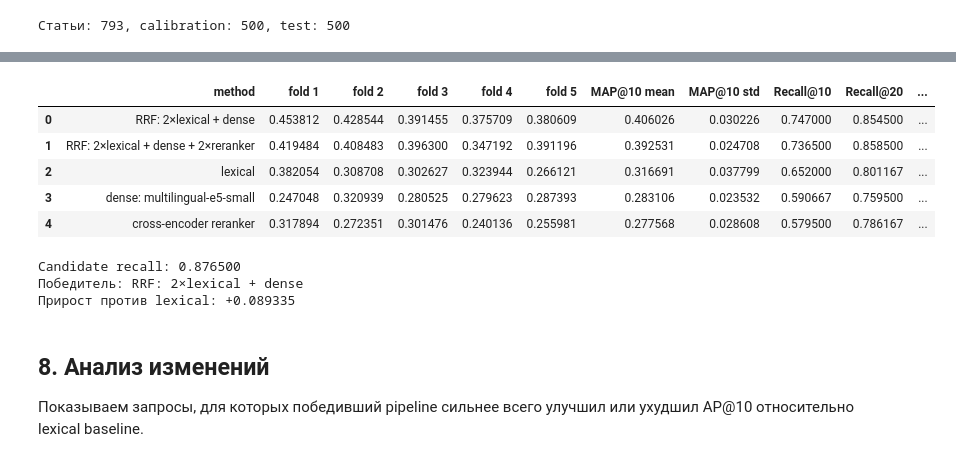
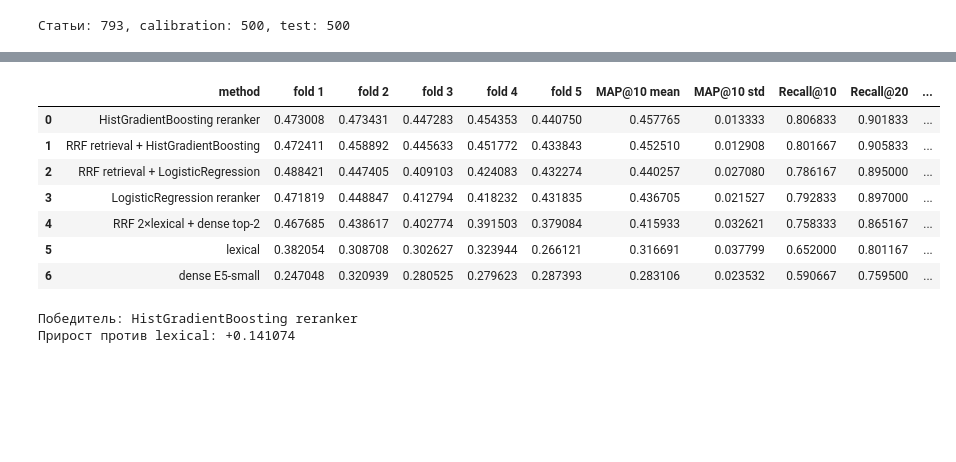
Before and after one commit to olivoreo/avito-search_ds-bootcamp, a Jupyter notebook: solution.ipynb, the cells around one changed output, grey strips where cells are left out. Saved outputs shown, nothing was run; the diff lists cells and outputs as text; code cells hidden in the pictures; blank space fills up the shorter version.

```diff
--- a/solution.ipynb
+++ b/solution.ipynb
@@ -302,20 +305,23 @@ chunk_embeddings = embed(chunks, "passage: ")
 def dense_article_scores(queries):
     similarities = embed(list(queries), "query: ") @ chunk_embeddings.T
     scores = np.empty((len(queries), len(articles)), dtype=np.float32)
+    second_scores = np.empty_like(scores)
     best_chunks = np.empty((len(queries), len(articles)), dtype=np.int32)
     for article_index in range(len(articles)):
         positions = np.flatnonzero(chunk_article_indices == article_index)
         local_scores = similarities[:, positions]
         local_best = local_scores.argmax(axis=1)
         scores[:, article_index] = local_scores[np.arange(len(queries)), local_best]
+        if len(positions) > 1:
+            second_scores[:, article_index] = np.partition(local_scores, -2, axis=1)[:, -2]
+        else:
+            second_scores[:, article_index] = scores[:, article_index]
         best_chunks[:, article_index] = positions[local_best]
-    return scores, best_chunks
+    return scores, second_scores, best_chunks
 
 
-dense_calibration, best_calibration_chunks = dense_article_scores(calibration["query_clean"])
-dense_test, best_test_chunks = dense_article_scores(test["query_clean"])
-retrieval_calibration = rrf([lexical_calibration, dense_calibration], [2, 1])
-retrieval_test = rrf([lexical_test, dense_test], [2, 1])
+dense_calibration, dense_second_calibration, _ = dense_article_scores(calibration["query_clean"])
+dense_test, dense_second_test, _ = dense_article_scores(test["query_clean"])
 
 print(
     f"Фрагментов: {len(chunks)}, embedding shape: {chunk_embeddings.shape}, "
@@ -401,63 +494,57 @@ gc.collect()
 def evaluate(name, scores):
     predictions = rank_articles(scores, 50)
     fold_map = [
-        np.mean([average_precision_at_k(predictions[i], truth[i]) for i in validation])
+        np.mean([
+            average_precision_at_k(predictions[index], truth[index])
+            for index in validation
+        ])
         for _, validation in folds
     ]
     return {
         "method": name,
-        **{f"fold {i}": value for i, value in enumerate(fold_map, 1)},
+        **{f"fold {number}": value for number, value in enumerate(fold_map, 1)},
         "MAP@10 mean": np.mean(fold_map),
         "MAP@10 std": np.std(fold_map),
         **{
             f"Recall@{k}": np.mean([
-                recall_at_k(predictions[i], truth[i], k) for i in range(len(truth))
+                recall_at_k(predictions[index], truth[index], k)
+                for index in range(len(truth))
             ])
             for k in (10, 20, 50)
         },
     }
 
 
 calibration_methods = {
-    "lexical": lexical_calibration,
-    "dense: multilingual-e5-small": dense_calibration,
-    "RRF: 2×lexical + dense": retrieval_calibration,
-    "cross-encoder reranker": reranker_calibration,
-    "RRF: 2×lexical + dense + 2×reranker": final_calibration,
-}
-test_methods = {
-    "lexical": lexical_test,
-    "dense: multilingual-e5-small": dense_test,
-    "RRF: 2×lexical + dense": retrieval_test,
+    "lexical": cal_lexical["lexical"],
+    "dense E5-small": dense_calibration,
+    best_retrieval_name: retrieval_calibration,
+    "LogisticRegression reranker": logistic_oof,
+    "RRF retrieval + LogisticRegression": logistic_fusion,
+    "HistGradientBoosting reranker": gradient_oof,
+    "RRF retrieval + HistGradientBoosting": gradient_fusion,
 }
 comparison = pd.DataFrame([
     evaluate(name, scores) for name, scores in calibration_methods.items()
 ]).sort_values("MAP@10 mean", ascending=False, ignore_index=True)
 
-candidate_recall = np.mean([
-    len(set(articles.iloc[candidates]["article_id"]) & set(truth[index])) / len(set(truth[index]))
-    for index, candidates in enumerate(calibration_candidates)
-])
 numeric_columns = comparison.columns.drop("method")
 display(comparison.style.format({column: "{:.6f}" for column in numeric_columns}))
-print(f"Candidate recall: {candidate_recall:.6f}")
-
 best_method = comparison.loc[0, "method"]
 best_map10 = float(comparison.loc[0, "MAP@10 mean"])
-lexical_map10 = float(comparison.loc[comparison["method"] == "lexical", "MAP@10 mean"].iloc[0])
-print(f"Победитель: {best_method}")
+lexical_map10 = float(
+    comparison.loc[comparison["method"] == "lexical", "MAP@10 mean"].iloc[0]
+)
+print("Победитель:", best_method)
 print(f"Прирост против lexical: {best_map10 - lexical_map10:+.6f}")
 # %% [output]
 |  | method | fold 1 | fold 2 | fold 3 | fold 4 | fold 5 | MAP@10 mean | MAP@10 std | Recall@10 | Recall@20 | ... |
-| 0 | RRF: 2×lexical + dense | 0.453812 | 0.428544 | 0.391455 | 0.375709 | 0.380609 | 0.406026 | 0.030226 | 0.747000 | 0.854500 | ... |
-| 1 | RRF: 2×lexical + dense + 2×reranker | 0.419484 | 0.408483 | 0.396300 | 0.347192 | 0.391196 | 0.392531 | 0.024708 | 0.736500 | 0.858500 | ... |
-| 2 | lexical | 0.382054 | 0.308708 | 0.302627 | 0.323944 | 0.266121 | 0.316691 | 0.037799 | 0.652000 | 0.801167 | ... |
-| 3 | dense: multilingual-e5-small | 0.247048 | 0.320939 | 0.280525 | 0.279623 | 0.287393 | 0.283106 | 0.023532 | 0.590667 | 0.759500 | ... |
-| 4 | cross-encoder reranker | 0.317894 | 0.272351 | 0.301476 | 0.240136 | 0.255981 | 0.277568 | 0.028608 | 0.579500 | 0.786167 | ... |
+| 0 | HistGradientBoosting reranker | 0.473008 | 0.473431 | 0.447283 | 0.454353 | 0.440750 | 0.457765 | 0.013333 | 0.806833 | 0.901833 | ... |
+| 1 | RRF retrieval + HistGradientBoosting | 0.472411 | 0.458892 | 0.445633 | 0.451772 | 0.433843 | 0.452510 | 0.012908 | 0.801667 | 0.905833 | ... |
+| 2 | RRF retrieval + LogisticRegression | 0.488421 | 0.447405 | 0.409103 | 0.424083 | 0.432274 | 0.440257 | 0.027080 | 0.786167 | 0.895000 | ... |
+| 3 | LogisticRegression reranker | 0.471819 | 0.448847 | 0.412794 | 0.418232 | 0.431835 | 0.436705 | 0.021527 | 0.792833 | 0.897000 | ... |
+| 4 | RRF 2×lexical + dense top-2 | 0.467685 | 0.438617 | 0.402774 | 0.391503 | 0.379084 | 0.415933 | 0.032621 | 0.758333 | 0.865167 | ... |
+| 5 | lexical | 0.382054 | 0.308708 | 0.302627 | 0.323944 | 0.266121 | 0.316691 | 0.037799 | 0.652000 | 0.801167 | ... |
+| 6 | dense E5-small | 0.247048 | 0.320939 | 0.280525 | 0.279623 | 0.287393 | 0.283106 | 0.023532 | 0.590667 | 0.759500 | ... |
-Candidate recall: 0.876500
-Победитель: RRF: 2×lexical + dense
-Прирост против lexical: +0.089335
+Победитель: HistGradientBoosting reranker
+Прирост против lexical: +0.141074
-# %% [markdown]
-## 8. Анализ изменений
-
-Показываем запросы, для которых победивший pipeline сильнее всего улучшил или ухудшил AP@10 относительно lexical baseline.
```
Also changed, not shown: parts of 26 cells of this notebook, 2 other files.
